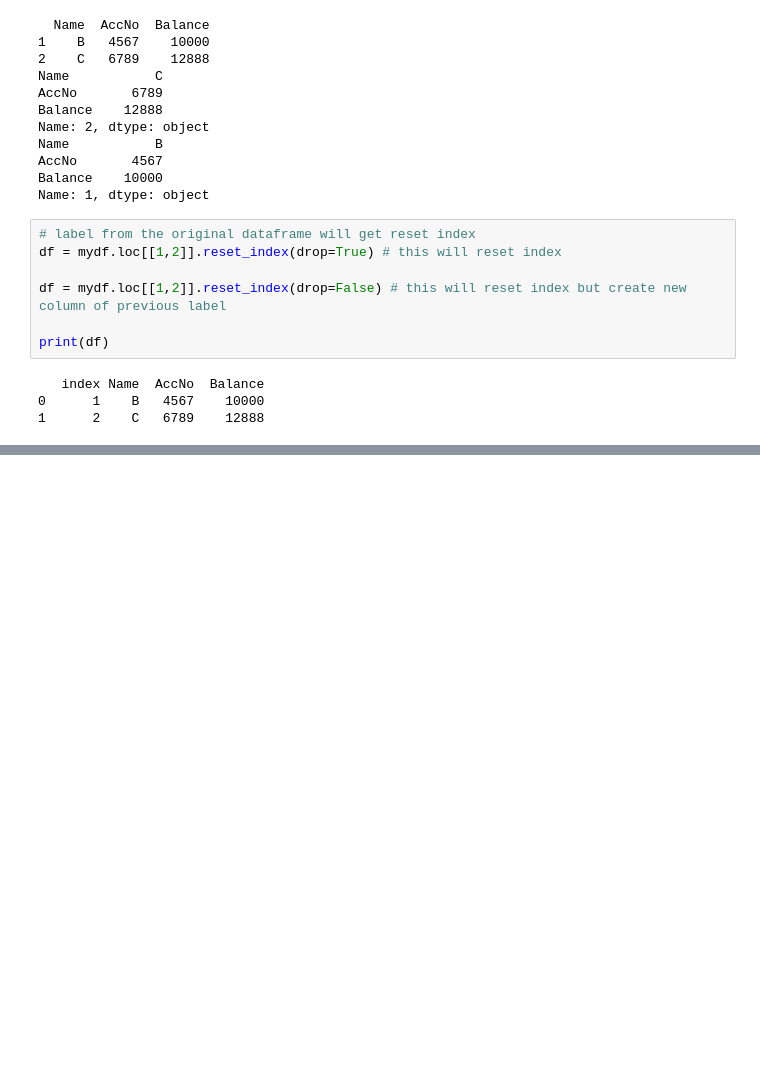
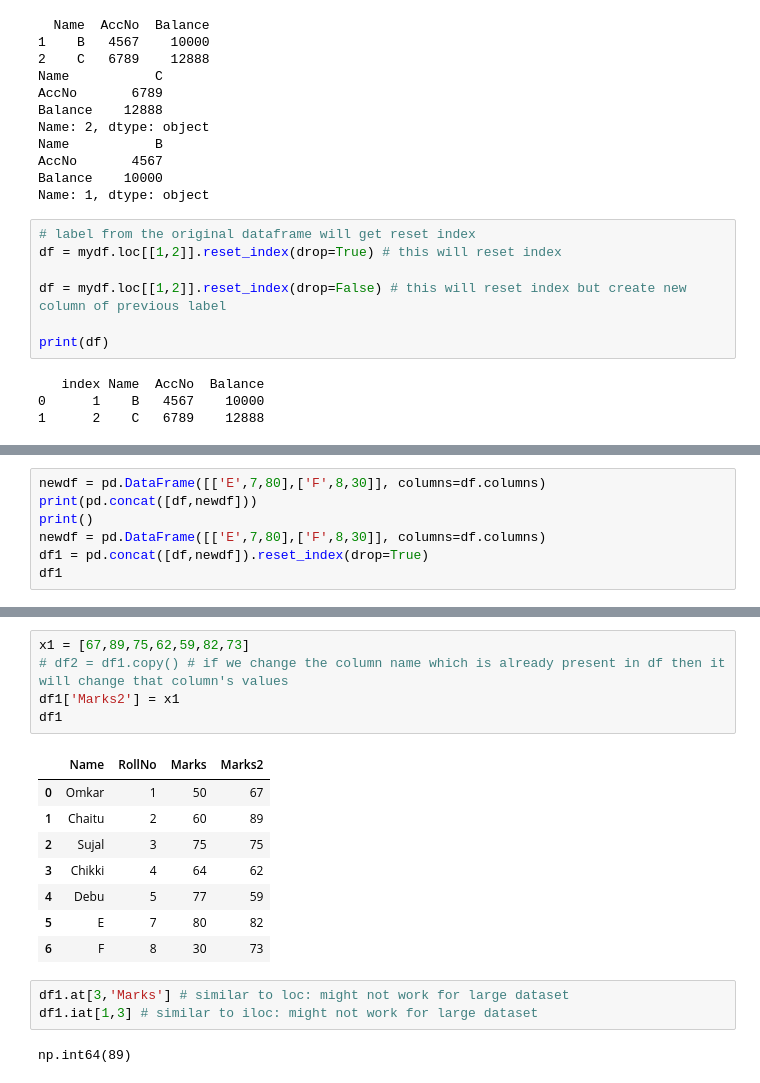
Before and after one commit to Omkar210/Statistics-and-ML, a Jupyter notebook: Day2.ipynb, the cells around one changed output, grey strips where cells are left out. Drawn from its saved outputs; the diff is of its cells as text; blank space fills up the shorter version.

```diff
--- a/Day2.ipynb
+++ b/Day2.ipynb
@@ -289,0 +329,7 @@ print(df)
+# %%
+newdf = pd.DataFrame([['E',7,80],['F',8,30]], columns=df.columns)
+print(pd.concat([df,newdf]))
+print()
+newdf = pd.DataFrame([['E',7,80],['F',8,30]], columns=df.columns)
+df1 = pd.concat([df,newdf]).reset_index(drop=True)
+df1
@@ -289,0 +353,19 @@ print(df)
+# %%
+x1 = [67,89,75,62,59,82,73]
+# df2 = df1.copy() # if we change the column name which is already present in df then it will change that column's values
+df1['Marks2'] = x1
+df1
+# %% [output]
+|  | Name | RollNo | Marks | Marks2 |
+| 0 | Omkar | 1 | 50 | 67 |
+| 1 | Chaitu | 2 | 60 | 89 |
+| 2 | Sujal | 3 | 75 | 75 |
+| 3 | Chikki | 4 | 64 | 62 |
+| 4 | Debu | 5 | 77 | 59 |
+| 5 | E | 7 | 80 | 82 |
+| 6 | F | 8 | 30 | 73 |
+# %%
+df1.at[3,'Marks'] # similar to loc: might not work for large dataset
+df1.iat[1,3] # similar to iloc: might not work for large dataset
+# %% [output]
+np.int64(89)
```
Also changed, not shown: parts of 13 cells of this notebook.
